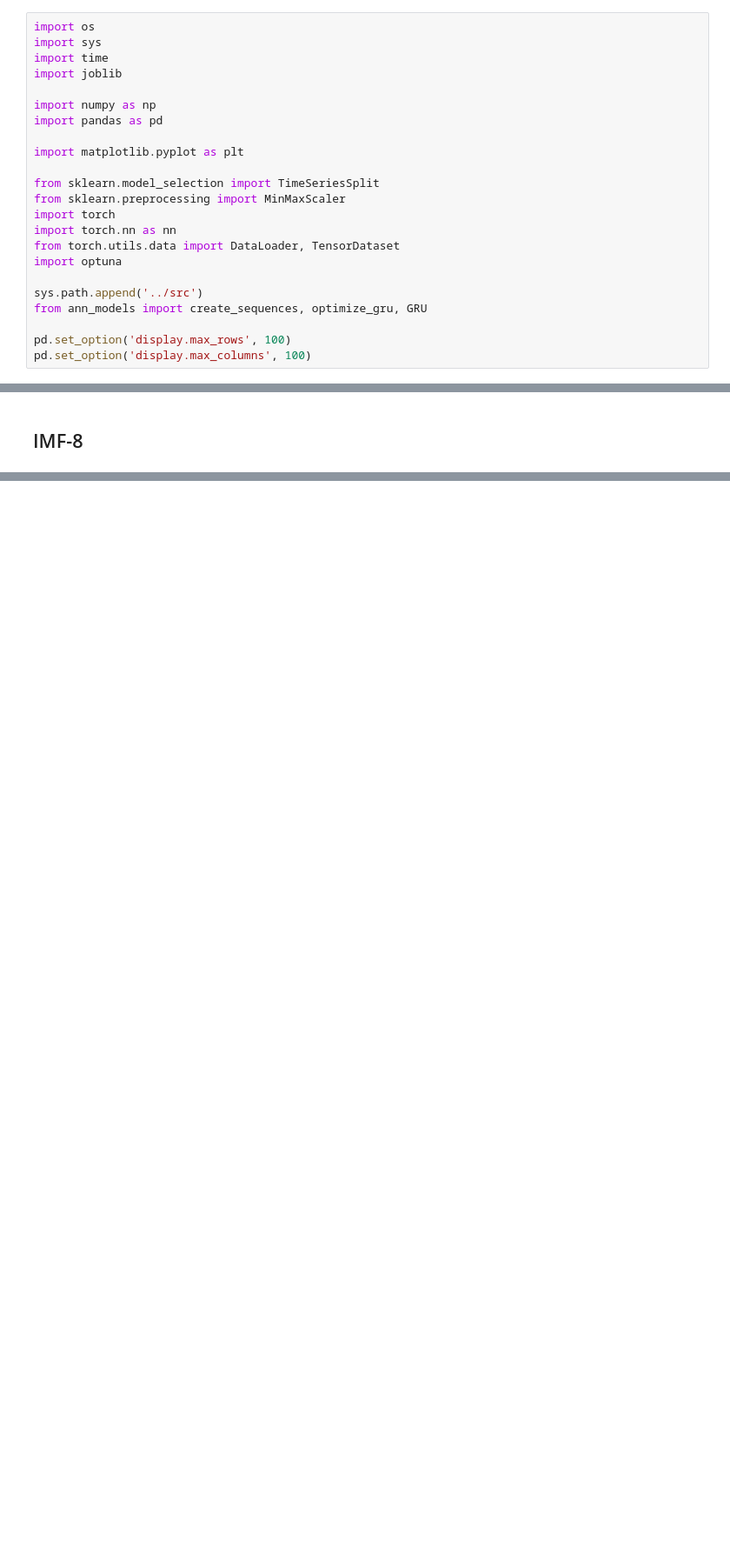
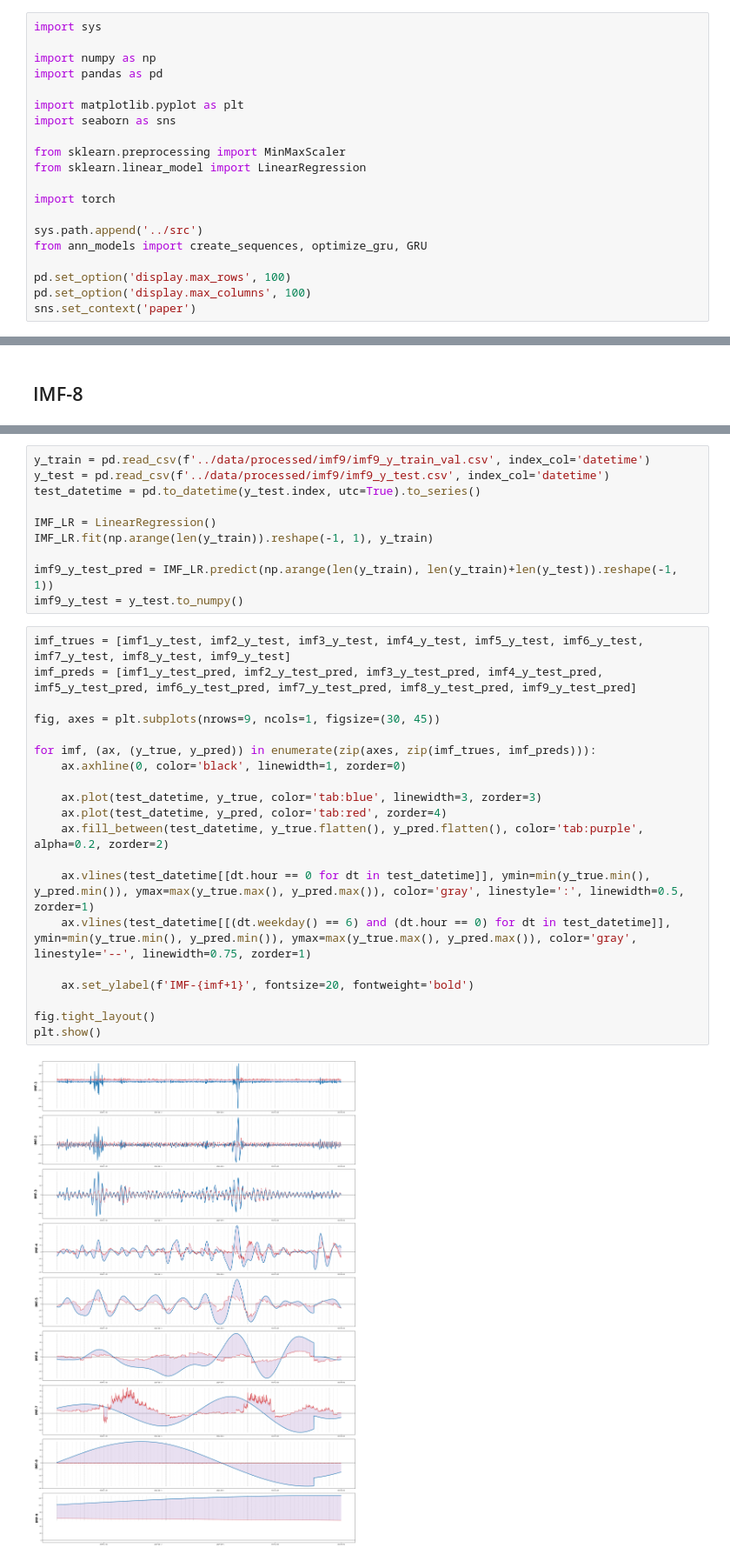
Before and after one commit to BenLeidig/de_lu_epf, a Jupyter notebook: doc/ann_optimization.ipynb, the cells around one changed output, grey strips where cells are left out. Shown at 87% size. Saved outputs shown, nothing was run; the diff lists cells and outputs as text; blank space fills up the shorter version.

```diff
--- a/doc/ann_optimization.ipynb
+++ b/doc/ann_optimization.ipynb
@@ -3,28 +3,25 @@
 # %% [markdown]
 ## Requirements
 # %%
-import os
 import sys
-import time
-import joblib
 
 import numpy as np
 import pandas as pd
 
 import matplotlib.pyplot as plt
+import seaborn as sns
 
-from sklearn.model_selection import TimeSeriesSplit
 from sklearn.preprocessing import MinMaxScaler
+from sklearn.linear_model import LinearRegression
+
 import torch
-import torch.nn as nn
-from torch.utils.data import DataLoader, TensorDataset
-import optuna
 
 sys.path.append('../src')
 from ann_models import create_sequences, optimize_gru, GRU
 
 pd.set_option('display.max_rows', 100)
 pd.set_option('display.max_columns', 100)
+sns.set_context('paper')
 # %% [markdown]
 ## IMF-1
 # %%
@@ -319,0 +347,32 @@ Training completed in 520.79 seconds.
+# %%
+y_train = pd.read_csv(f'../data/processed/imf9/imf9_y_train_val.csv', index_col='datetime')
+y_test = pd.read_csv(f'../data/processed/imf9/imf9_y_test.csv', index_col='datetime')
+test_datetime = pd.to_datetime(y_test.index, utc=True).to_series()
+
+IMF_LR = LinearRegression()
+IMF_LR.fit(np.arange(len(y_train)).reshape(-1, 1), y_train)
+
+imf9_y_test_pred = IMF_LR.predict(np.arange(len(y_train), len(y_train)+len(y_test)).reshape(-1, 1))
+imf9_y_test = y_test.to_numpy()
+# %%
+imf_trues = [imf1_y_test, imf2_y_test, imf3_y_test, imf4_y_test, imf5_y_test, imf6_y_test, imf7_y_test, imf8_y_test, imf9_y_test]
+imf_preds = [imf1_y_test_pred, imf2_y_test_pred, imf3_y_test_pred, imf4_y_test_pred, imf5_y_test_pred, imf6_y_test_pred, imf7_y_test_pred, imf8_y_test_pred, imf9_y_test_pred]
+
+fig, axes = plt.subplots(nrows=9, ncols=1, figsize=(30, 45))
+
+for imf, (ax, (y_true, y_pred)) in enumerate(zip(axes, zip(imf_trues, imf_preds))):
+    ax.axhline(0, color='black', linewidth=1, zorder=0)
+
+    ax.plot(test_datetime, y_true, color='tab:blue', linewidth=3, zorder=3)
+    ax.plot(test_datetime, y_pred, color='tab:red', zorder=4)
+    ax.fill_between(test_datetime, y_true.flatten(), y_pred.flatten(), color='tab:purple', alpha=0.2, zorder=2)
+
+    ax.vlines(test_datetime[[dt.hour == 0 for dt in test_datetime]], ymin=min(y_true.min(), y_pred.min()), ymax=max(y_true.max(), y_pred.max()), color='gray', linestyle=':', linewidth=0.5, zorder=1)
+    ax.vlines(test_datetime[[(dt.weekday() == 6) and (dt.hour == 0) for dt in test_datetime]], ymin=min(y_true.min(), y_pred.min()), ymax=max(y_true.max(), y_pred.max()), color='gray', linestyle='--', linewidth=0.75, zorder=1)
+
+    ax.set_ylabel(f'IMF-{imf+1}', fontsize=20, fontweight='bold')
+
+fig.tight_layout()
+plt.show()
+# %% [output]
+[figure, added]
```
Also changed, not shown: parts of 34 cells of this notebook, 9 other files.
